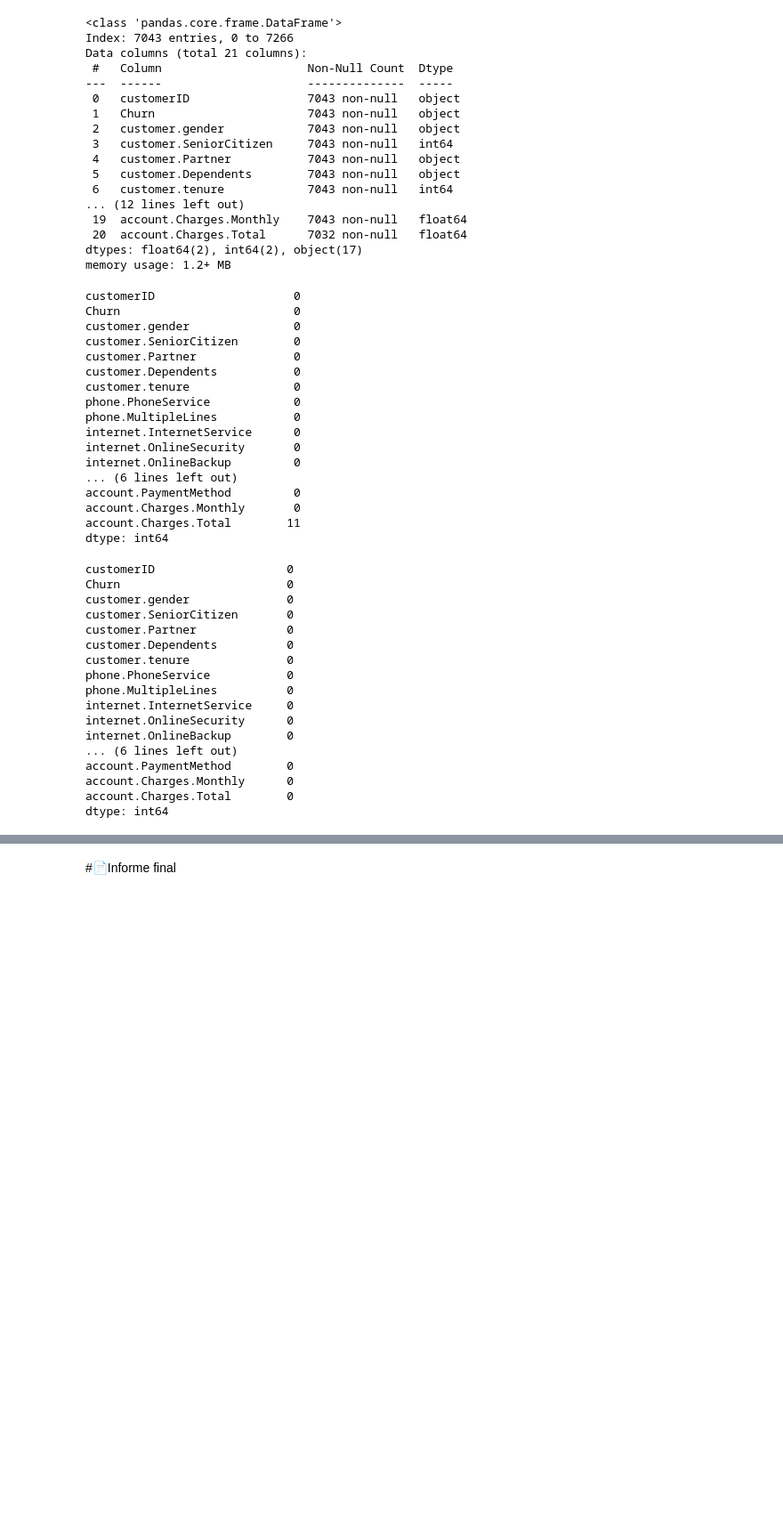
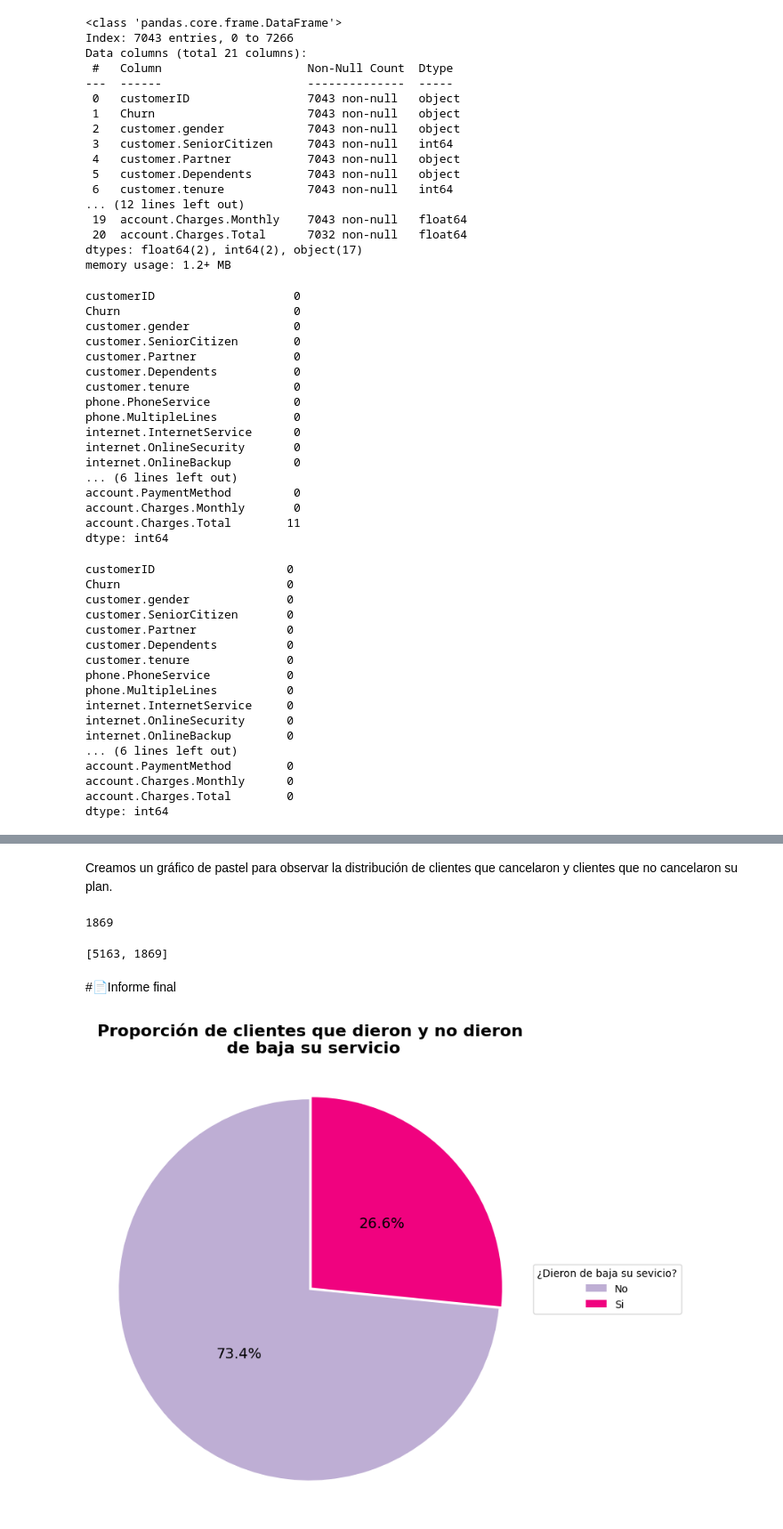
Before and after one commit to Luis1g/Challenge-Telecom, a Jupyter notebook: TelecomX_LATAM.ipynb, the cells around one changed output, grey strips where cells are left out. Shown at 89% size. Cells and saved outputs as stored; diff of their text form; code cells hidden in the pictures; blank space fills up the shorter version.

```diff
--- a/TelecomX_LATAM.ipynb
+++ b/TelecomX_LATAM.ipynb
@@ -20,7 +39,7 @@ ValueError: DataFrame constructor not properly called!
 # %% [markdown]
 Normalizamos los datos y lo convertimos en dataframe
 # %%
-df = pd.json_normalize(data)
+df = pd.json_normalize(data= data)
 
 df.head()
 # %% [output]
@@ -211,0 +235,3 @@ dtype: int64
+# %%
+df["Cuentas_diarias"] = df["account.Charges.Monthly"]/30.4
+df.head()
@@ -211,0 +248,8 @@ dtype: int64
+# %%
+for col in df.select_dtypes(include="object").columns:
+
+    unique_vals = set(df[col].str.lower().unique())
+    if unique_vals == {"yes", "no"}:
+        df[col] = df[col].str.lower().map({"yes": 1, "no": 0})
+
+df.head()
@@ -214,2 +284,52 @@ dtype: int64
+# %% [markdown]
+Creamos un gráfico de pastel para observar la distribución de clientes que cancelaron y clientes que no cancelaron su plan.
+# %%
+num_unos = df["Churn"].sum() #Solo para comprobar el número de 1s
+print(num_unos)
+# %% [output]
+1869
+# %%
+plt.style.use("_mpl-gallery-nogrid")
+
+Val = df["Churn"].value_counts().sort_index().tolist()
+
+colors = plt.get_cmap("Accent")(np.linspace(0.2, 0.7, len(Val)))
+print(Val)
+# %% [output]
+[5163, 1869]
 # %% [markdown]
 #📄Informe final
+# %%
+labels = [ "No", "Si"]
+
+fig, ax = plt.subplots(figsize=(6, 6))
+
+explode = (0.03, 0.03)
+
+ax.pie(Val,
+       colors=colors,
+       radius=3.5,
+       center=(4, 4),
+       autopct='%1.1f%%',
+       pctdistance=0.5,
+       explode=explode,
+       startangle=90,
+       textprops={"fontsize": 14, "color": "black"},
+       frame=True
+       )
+
+ax.legend(labels,
+          title="¿Dieron de baja su sevicio?",
+          loc="center left",
+          bbox_to_anchor=(1, 0, 0.5, 1))
+
+ax.set(xlim=(0, 8), xticks=np.arange(1, 8),
+       ylim=(0, 8), yticks=np.arange(1, 8))
+
+ax.axis("off")
+ax.set_aspect("equal")
+plt.title("Porcentaje de clientes que dieron y no dieron\n de baja su servicio", fontsize=16, weight="bold", pad=18)
+
+plt.show()
+# %% [output]
+[figure, added]
```
Also changed, not shown: parts of 12 cells of this notebook, 1 other file.
